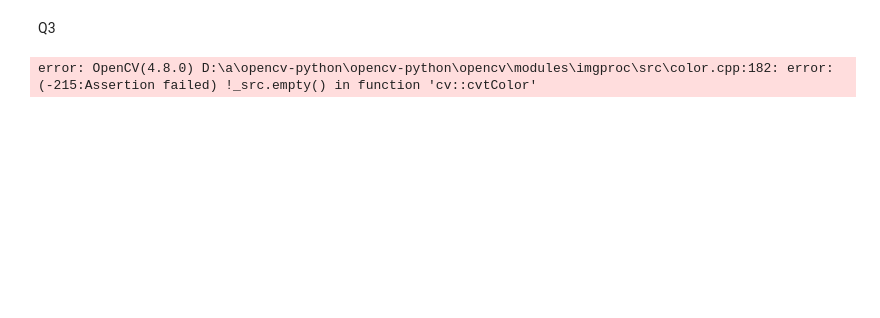
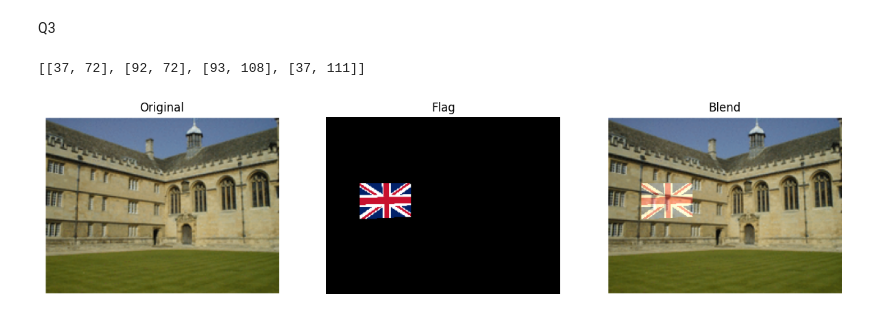
Before and after one commit to tharusha-pathirana/S5_EN3160, a Jupyter notebook: Assignment2.ipynb, the cells around one changed output. Cells and saved outputs as stored; diff of their text form; code cells hidden in the pictures; blank space fills up the shorter version.

```diff
--- a/Assignment2.ipynb
+++ b/Assignment2.ipynb
@@ -51,17 +53,48 @@ import cv2 as cv
 
 corners = []
 
-img = cv.imread('building.png')
-img = cv.cvtColor(img, cv.COLOR_BGR2RGB)
-
-#clicking four points on a planar surface in the architectural image, computing a homography that maps the flag image to this plane,and warping the flag, and blending on to the architectural image
-
 def click_event(event, x, y, flags, params):
     if event == cv.EVENT_LBUTTONDOWN:
         corners.append([x, y])
         cv.circle(img, (x, y), 5, (0, 0, 255), -1)
         cv.imshow('image', img)
 
+        if len(corners) == 4:
+            cv.destroyAllWindows()
+
+img = cv.imread('building.png')
 cv.imshow('image', img)
+cv.setMouseCallback('image', click_event)
+
+cv.waitKey(0)
+
+print(corners)
 # %% [output]
-error: OpenCV(4.8.0) D:\a\opencv-python\opencv-python\opencv\modules\imgproc\src\color.cpp:182: error: (-215:Assertion failed) !_src.empty() in function 'cv::cvtColor'
+[[37, 72], [92, 72], [93, 108], [37, 111]]
+# %%
+flag = cv.imread('uk_flag.png')
+img2 = cv.imread('building.png')
+
+rows, cols, ch = flag.shape
+pts1 = np.float32(corners)
+pts2 = np.float32([[0, 0], [cols, 0], [cols, rows], [0, rows]])
+
+h = cv.findHomography(pts2, pts1)[0]
+warped_flag = cv.warpPerspective(flag, h, (img.shape[1], img.shape[0]))
+
+result = cv.addWeighted(img2, 1, warped_flag, 0.4, 0, dst=img)
+
+warped_flag = cv.cvtColor(warped_flag, cv.COLOR_BGR2RGB)
+result = cv.cvtColor(result, cv.COLOR_BGR2RGB)
+img2 = cv.cvtColor(img2, cv.COLOR_BGR2RGB)
+
+fig,ax = plt.subplots(1, 3, figsize=(15, 8))
+
+
+ax[0].imshow(img2),ax[0].set_title('Original'),ax[0].axis('off')
+ax[1].imshow(warped_flag),ax[1].set_title('Flag'),ax[1].axis('off')
+ax[2].imshow(result),ax[2].set_title('Blend'),ax[2].axis('off')
+
+plt.show()
+# %% [output]
+[figure, added]
```
Also changed, not shown: parts of 2 cells of this notebook.
